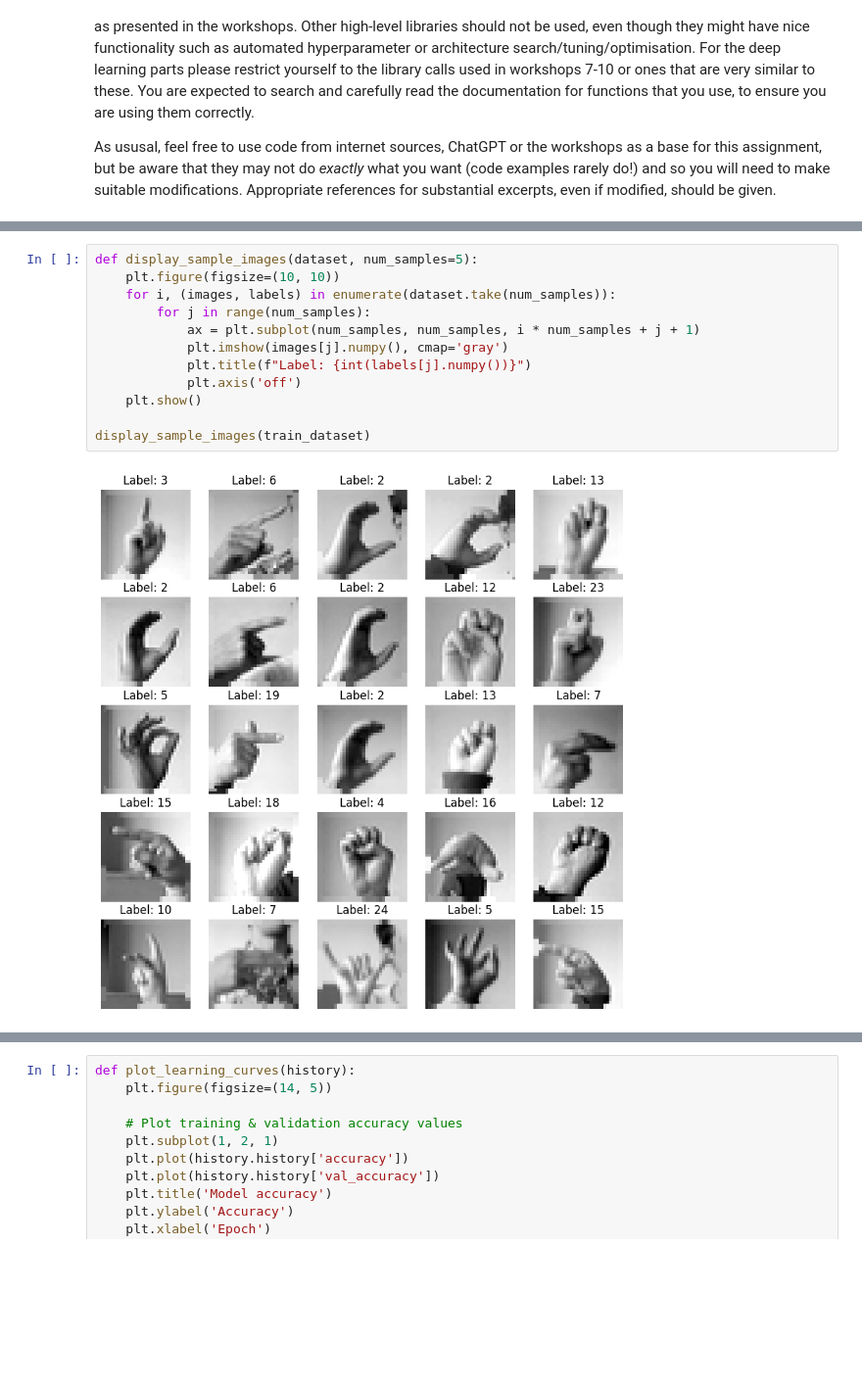
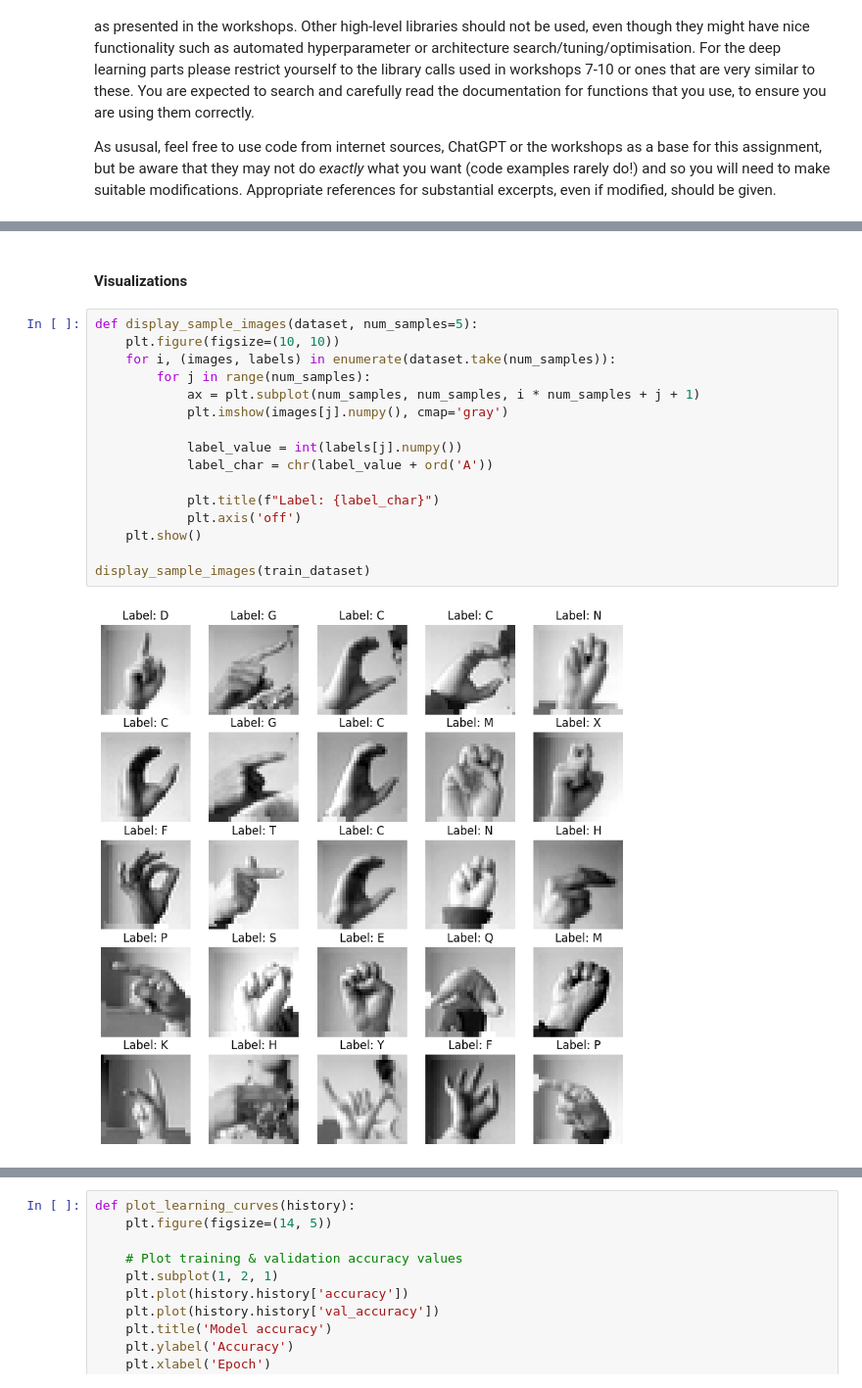
Before and after one commit to the-gauss/tiny-projects-ml, a Jupyter notebook: american-sign-language/preet_training_notebook.ipynb, the cells around one changed output, grey strips where cells are left out. Shown: that part at 98% size. Cells and saved outputs as stored; diff of their text form; blank space fills up the shorter version.

```diff
--- a/american-sign-language/preet_training_notebook.ipynb
+++ b/american-sign-language/preet_training_notebook.ipynb
@@ -123,14 +167,20 @@ def preprocess(dataset, is_training_split=True, batch_size=32):
+# %% [markdown]
+#### Visualizations
 # %%
 def display_sample_images(dataset, num_samples=5):
     plt.figure(figsize=(10, 10))
     for i, (images, labels) in enumerate(dataset.take(num_samples)):
         for j in range(num_samples):
             ax = plt.subplot(num_samples, num_samples, i * num_samples + j + 1)
             plt.imshow(images[j].numpy(), cmap='gray')
-            plt.title(f"Label: {int(labels[j].numpy())}")
+
+            label_value = int(labels[j].numpy())
+            label_char = chr(label_value + ord('A'))
+
+            plt.title(f"Label: {label_char}")
             plt.axis('off')
     plt.show()
 
 display_sample_images(train_dataset)
 # %% [output]
-[figure, old version]
+[figure, new version]
```
Also changed, not shown: parts of 13 cells of this notebook, 2 other files.
